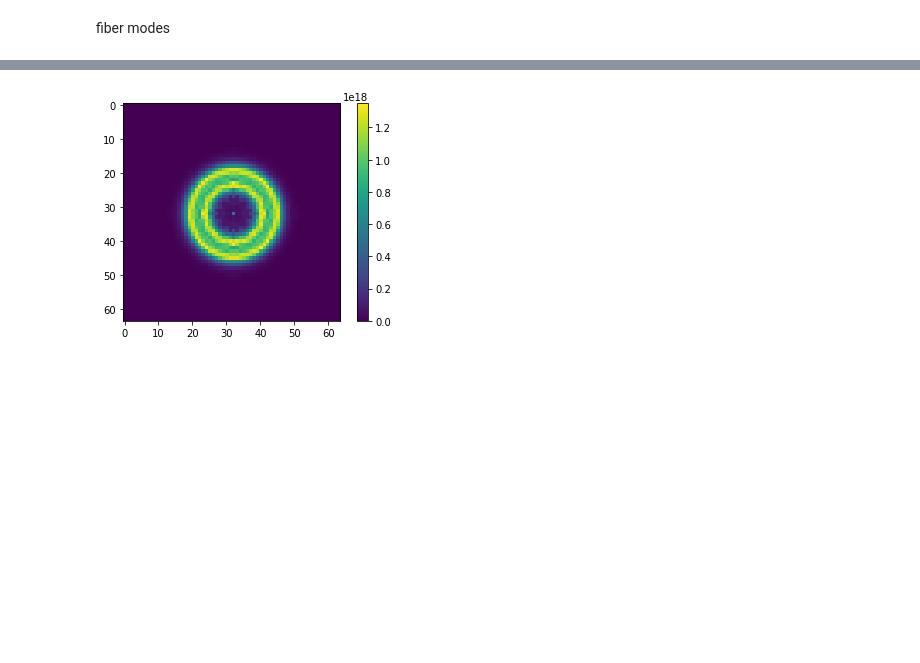
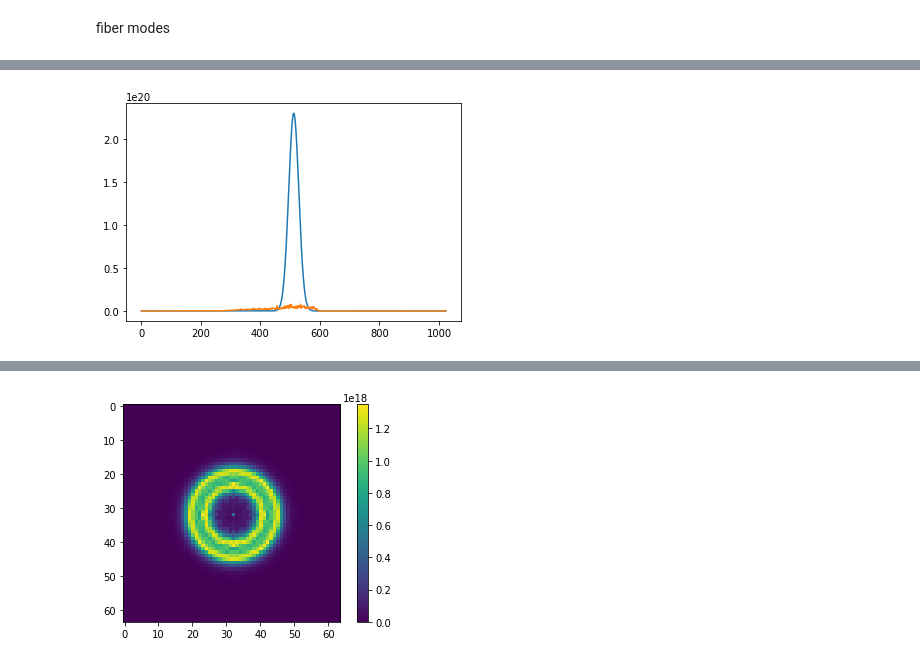
Before and after one commit to ugurtegin/MMF_RNN_Reuse, a Jupyter notebook: BPM Notebooks/GRIN_BPM_Modes.ipynb, the cells around one changed output, grey strips where cells are left out. Saved outputs shown, nothing was run; the diff lists cells and outputs as text; code cells hidden in the pictures; blank space fills up the shorter version.

```diff
--- a/BPM Notebooks/GRIN_BPM_Modes.ipynb
+++ b/BPM Notebooks/GRIN_BPM_Modes.ipynb
@@ -204,3 +232,9 @@ print(elapsed)
+# %%
+plt.plot(data_t[0,])
+plt.plot(data_t[400,])
+plt.show()
+# %% [output]
+[figure, added]
 # %%
 plt.imshow(np.squeeze(data_s[0,]))
 plt.colorbar()
```
Also changed, not shown: parts of 4 cells of this notebook.
